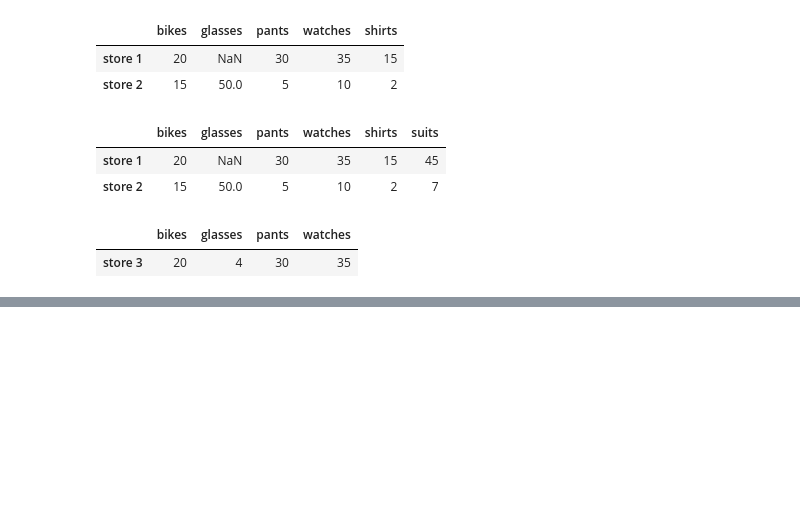
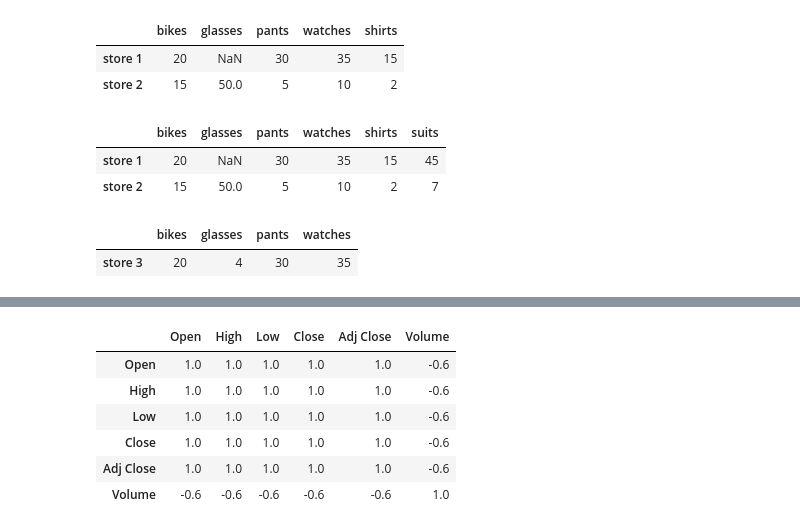
Before and after one commit to classofai/AIPND, a Jupyter notebook: Pandas/Pandas.ipynb, the cells around one changed output, grey strips where cells are left out. Drawn from its saved outputs; the diff is of its cells as text; code cells hidden in the pictures; blank space fills up the shorter version.

```diff
--- a/Pandas/Pandas.ipynb
+++ b/Pandas/Pandas.ipynb
@@ -544,0 +1086,11 @@ new_store
+# %%
+# We display the correlation between columns
+Google_stock.corr()
+# %% [output]
+|  | Open | High | Low | Close | Adj Close | Volume |
+| Open | 1.0 | 1.0 | 1.0 | 1.0 | 1.0 | -0.6 |
+| High | 1.0 | 1.0 | 1.0 | 1.0 | 1.0 | -0.6 |
+| Low | 1.0 | 1.0 | 1.0 | 1.0 | 1.0 | -0.6 |
+| Close | 1.0 | 1.0 | 1.0 | 1.0 | 1.0 | -0.6 |
+| Adj Close | 1.0 | 1.0 | 1.0 | 1.0 | 1.0 | -0.6 |
+| Volume | -0.6 | -0.6 | -0.6 | -0.6 | -0.6 | 1.0 |
```
Also changed, not shown: parts of 60 cells of this notebook.
